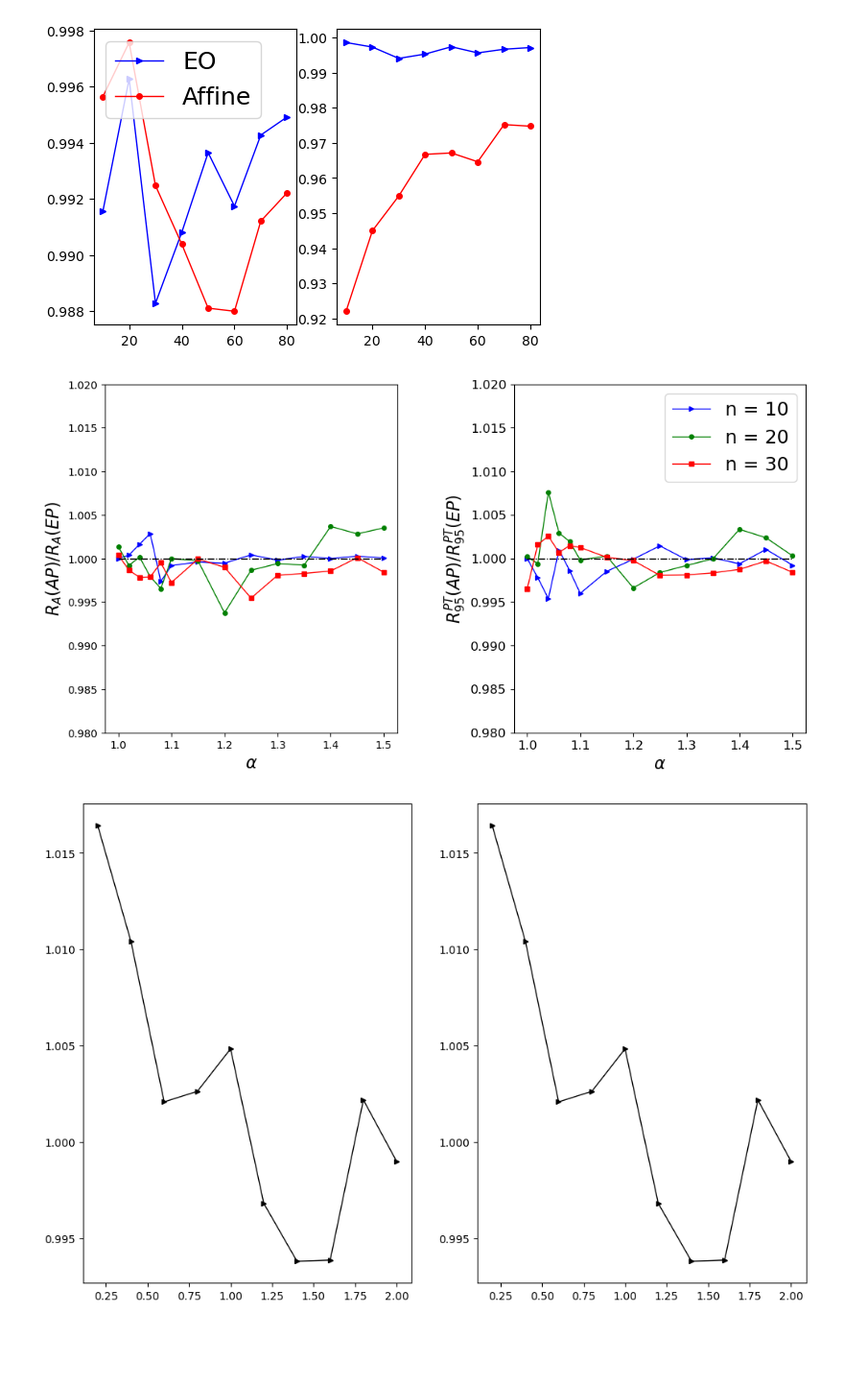
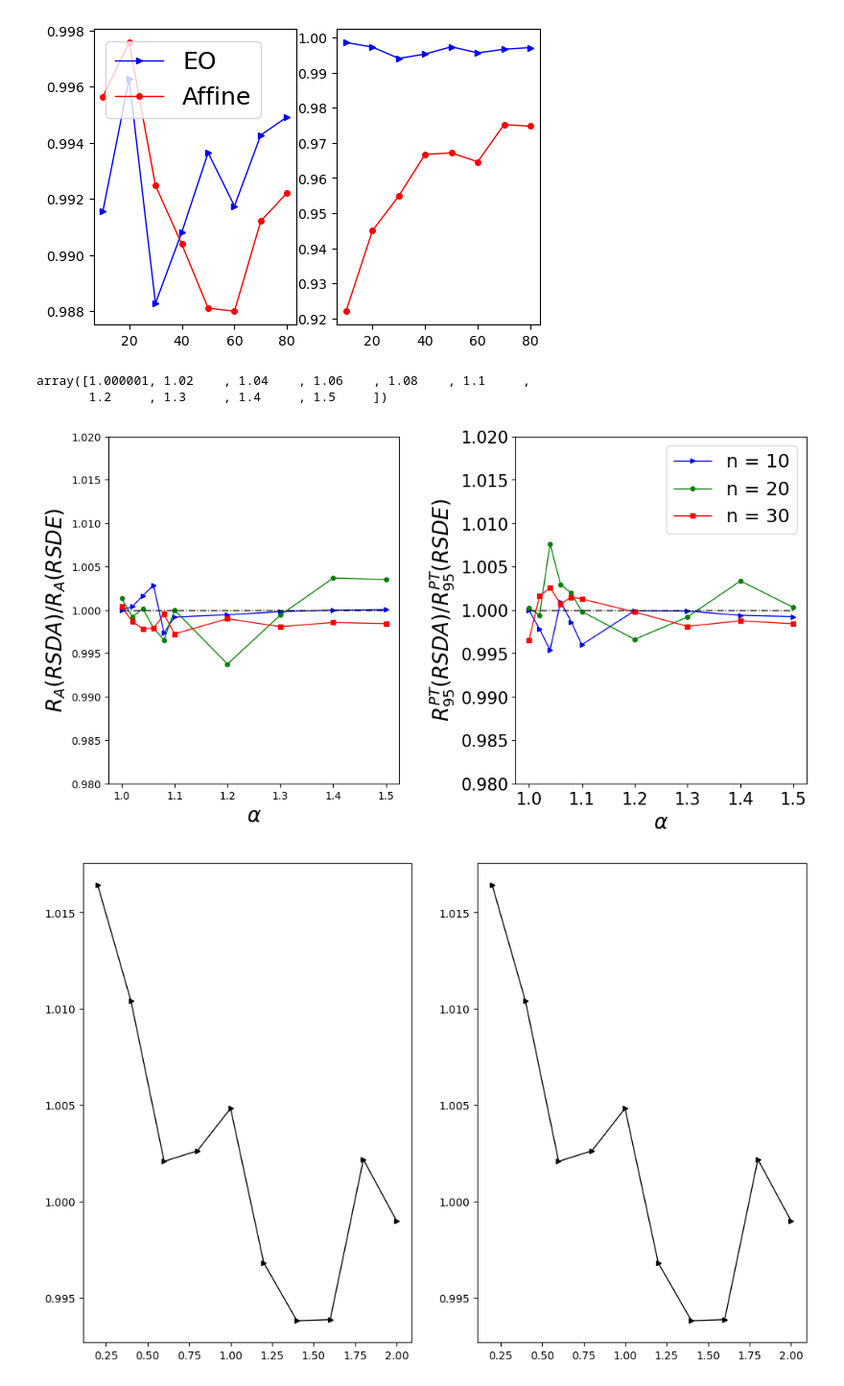
Before and after one commit to xunzhang-sjtu/Robust_scheduling_with_release_time, a Jupyter notebook: results.ipynb, the cells around one changed output. Shown at 96% size. Drawn from its saved outputs; the diff is of its cells as text; code cells hidden in the pictures; blank space fills up the shorter version.

```diff
--- a/results.ipynb
+++ b/results.ipynb
@@ -363,25 +363,25 @@ def obtain_avg(N_all,metric_name):
 # %%
 def obtain_ratio(N_all,rst_det,rst_saa,rst_affine,rst_exact,rst_mm):
     ratio_saa = np.zeros(len(N_all))
-    ratio_mm = np.zeros(3)
+    ratio_mm = np.zeros(4)
     ratio_affine = np.zeros((len(N_all),len(range_c)))
-    ratio_exact = np.zeros((3,len(range_c)))
+    ratio_exact = np.zeros((4,len(range_c)))
     for i in range(len(N_all)):
         n = N_all[i]
         ratio_saa[i] = rst_saa[i]/rst_det[i]
         ratio_affine[i] = rst_affine[i,:]/rst_det[i]
-        if i < 3:
-            # ratio_mm[i] = rst_mm[i]/rst_det[i]
+        if i <= 3:
+            ratio_mm[i] = rst_mm[i]/rst_det[i]
             ratio_exact[i] = rst_exact[i,:]/rst_det[i]
 
     # print('saa ratio:',np.round(ratio_saa,4))
     # print('affine ratio:',np.round(ratio_affine,4))
     return ratio_saa,ratio_affine,ratio_exact,ratio_mm
 # %%
-instances = 6
+instances = 10
 # range_c = [0]
 # %%
-N_all = [10,20,30]
+N_all = [10,20,30,40,50,60,70,80]
 metric_name = 'avg'
 rst_det,rst_saa,rst_affine,rst_exact,rst_mm = obtain_avg(N_all,metric_name)
 ratio_saa_avg,ratio_affine_avg,ratio_exact_avg,ratio_mm_avg = obtain_ratio(N_all,rst_det,rst_saa,rst_affine,rst_exact,rst_mm)
@@ -445,7 +444,7 @@ for i in range(len(N_all)):
     rst_det[n] = load_results(instances,file_path1,'sol_det.pkl')[metric_name]
     rst_saa[n] = load_results(instances,file_path1,'sol_saa.pkl')[metric_name]
     rst_affine[n] = load_wass_results(instances,range_c,file_path1,'sol_wass_vns.pkl')[metric_name][:,0]
-    if n < 40:
+    if n <= 40:
         rst_exact[n] = load_wass_results(instances,range_c,file_path1,'sol_wass_exact.pkl')[metric_name][:,0]
         rst_mm[n] = load_results(instances,file_path1,'sol_mom.pkl')[metric_name]
 # %%
@@ -522,6 +521,13 @@ ax[0].legend(loc='upper left',fontsize = 18)
 plt.show()
 # %% [output]
 [figure]
+# %%
+index_arr = np.asarray([0,1,2,3,4,5,7,9,11,13])
+
+range_c[index_arr]
+# %% [output]
+array([1.000001, 1.02    , 1.04    , 1.06    , 1.08    , 1.1     ,
+       1.2     , 1.3     , 1.4     , 1.5     ])
 # %%
 ms = 4
 lw = 1
@@ -531,44 +537,45 @@ index = 0
 affine_color_set = ['b','g','r']
 exact_color_set = ['r','m','k']
 
 affine_shape_set = ['->','-o','-s']
 exact_shape_set = ['-.>','-.o','-.s']
+index_arr = np.asarray([0,1,2,3,4,5,7,9,11,13])
 for i in range(len(N_all)):
         name1 = 'n = '+str(N_all[i])
         # name2 = 'Exact:'+str(N_all[i])
         # print('i=',i)
-        ax[0].plot(range_c,ratio_affine_avg[i]/ratio_exact_avg[i],affine_shape_set[i],color = affine_color_set[i],markersize=ms,linewidth = lw,label=name1)
-        ax[1].plot(range_c,ratio_affine_quan95[i]/ratio_exact_quan95[i],affine_shape_set[i],color = affine_color_set[i],markersize=ms,linewidth = lw,label=name1)
+        ax[0].plot(range_c[index_arr],ratio_affine_avg[i][index_arr]/ratio_exact_avg[i][index_arr],affine_shape_set[i],color = affine_color_set[i],markersize=ms,linewidth = lw,label=name1)
+        ax[1].plot(range_c[index_arr],ratio_affine_quan95[i][index_arr]/ratio_exact_quan95[i][index_arr],affine_shape_set[i],color = affine_color_set[i],markersize=ms,linewidth = lw,label=name1)
         # ax[0].plot(range_c,ratio_exact_avg[i],exact_shape_set[i],color = exact_color_set[i],markersize=ms,linewidth = lw,label=name2)
         # ax[1].plot(range_c,ratio_exact_quan95[i],exact_shape_set[i],color = exact_color_set[i],markersize=ms,linewidth = lw,label=name2)
 
-ax[0].plot(range_c,np.ones(len(range_c)),'-.',color = 'k',markersize=ms,linewidth = lw)
-ax[1].plot(range_c,np.ones(len(range_c)),'-.',color = 'k',markersize=ms,linewidth = lw)
+ax[0].plot(range_c[index_arr],np.ones(len(range_c[index_arr])),'-.',color = 'k',markersize=ms,linewidth = lw)
+ax[1].plot(range_c[index_arr],np.ones(len(range_c[index_arr])),'-.',color = 'k',markersize=ms,linewidth = lw)
 
 
 ax[0].set_ylim(0.98,1.02)
 ax[1].set_ylim(0.98,1.02)
-ax[0].set_ylabel(r'$R_{A}(AP)/R_{A}(EP)$',fontsize = 16)
-ax[1].set_ylabel(r'$R^{PT}_{95}(AP)/R^{PT}_{95}(EP)$',fontsize = 16)
-ax[0].set_xlabel(r'$\alpha$',fontsize = 16)
-ax[1].set_xlabel(r'$\alpha$',fontsize = 16)
+ax[0].set_ylabel(r'$R_{A}(RSDA)/R_{A}(RSDE)$',fontsize = 20)
+ax[1].set_ylabel(r'$R^{PT}_{95}(RSDA)/R^{PT}_{95}(RSDE)$',fontsize = 20)
+ax[0].set_xlabel(r'$\alpha$',fontsize = 20)
+ax[1].set_xlabel(r'$\alpha$',fontsize = 20)
 
 # ax[0,0].set_title(r'Out-of-sample CVaR comparison when $S=63$')
 # ax[0,1].set_title(r'Out-of-sample CVaR comparison when $S=126$')
-plt.xticks(fontsize=12)
-plt.yticks(fontsize=12)
+plt.xticks(fontsize=16)
+plt.yticks(fontsize=16)
 
 ax[1].legend(loc='upper right',fontsize = 18)
 # plt.subplots_adjust(hspace=0.2,wspace=0.3)
 
 # ax[0,1].legend(loc=2,fontsize = 12, bbox_to_anchor=(1.05,1),borderaxespad = 0.)     ##设置ax4中legend的位置，将其放在图外
 fig_name = 'Exact_vs_Affine.pdf'
 plt.subplots_adjust(wspace =0.4, hspace =0.3)#调整子图间距
 plt.savefig(file_path + fig_name, bbox_inches='tight') # 保存成PDF放大后不失真（默认保存在了当前文件夹下）
 
 plt.show()
 # %% [output]
-[figure, old version]
+[figure, new version]
 # %%
 ms = 4
 lw = 1
```
Also changed, not shown: parts of 6 cells of this notebook, 4 other files.
